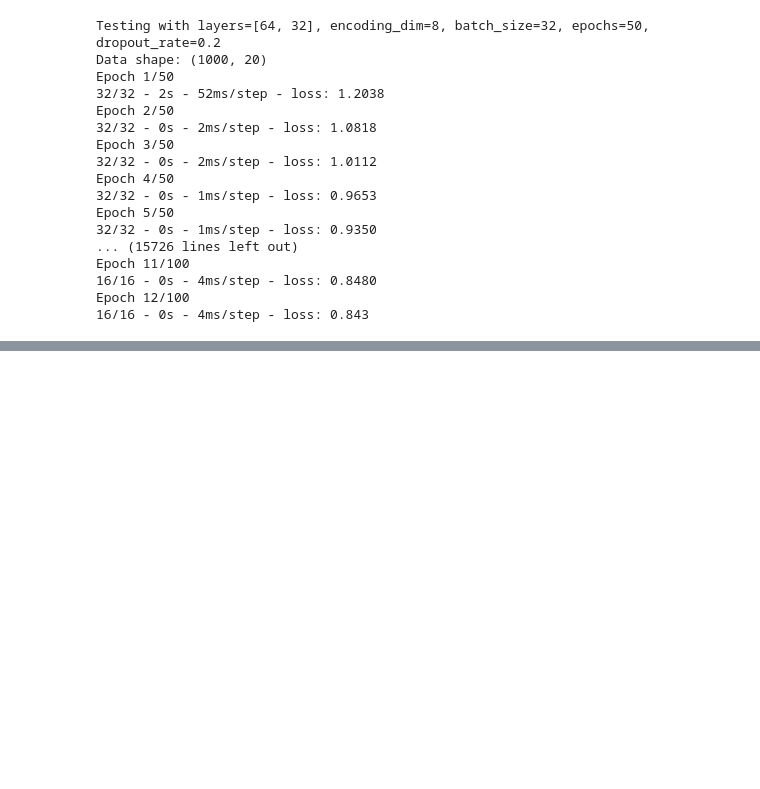
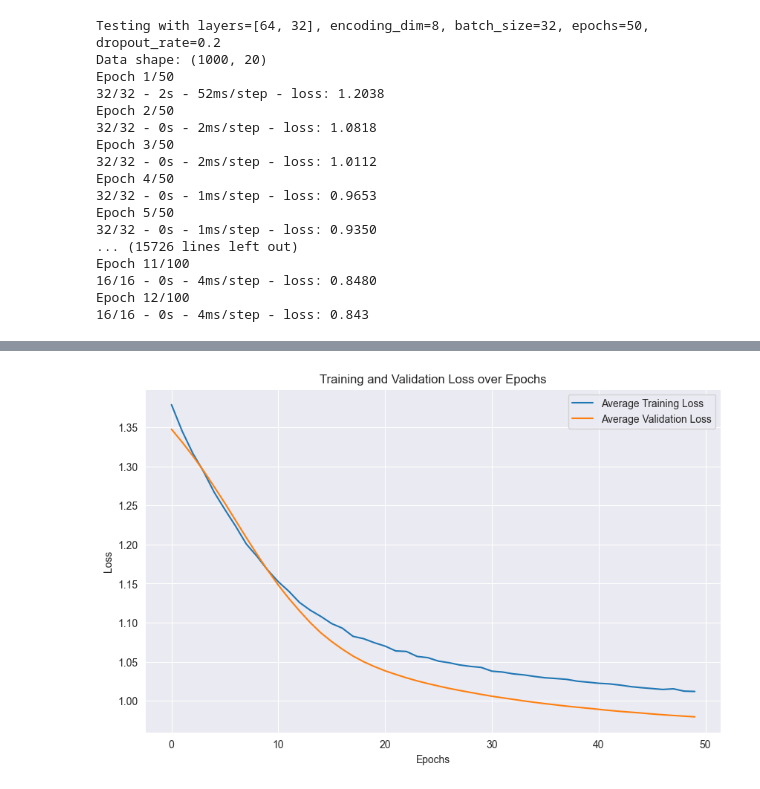
Before and after one commit to codegithubka/Deep-Autoencoder-Company-Segmentation, a Jupyter notebook: encoded_clustering.ipynb, the cells around one changed output, grey strips where cells are left out. Saved outputs shown, nothing was run; the diff lists cells and outputs as text; code cells hidden in the pictures; blank space fills up the shorter version.

```diff
--- a/encoded_clustering.ipynb
+++ b/encoded_clustering.ipynb
@@ -330,0 +548,6 @@ KeyError: "None of [Index([160, 161, 162, 163, 164, 165, 166, 167, 168, 169,\n
+# %%
+train_data, test_data = train_test_split(combined_data, test_size=0.2, random_state=42)
+input_dim = train_data.shape[1]
+
+# Additional validation split from training data
+train_data_split, val_data_split = train_test_split(train_data, test_size=0.2, random_state=42)
@@ -330,0 +562,34 @@ KeyError: "None of [Index([160, 161, 162, 163, 164, 165, 166, 167, 168, 169,\n
+# %%
+from sklearn.model_selection import ParameterGrid
+
+# Create a parameter grid
+param_combinations = list(ParameterGrid(param_grid))
+
+best_score = -1
+best_params = None
+
+for params in param_combinations:
+    print(f"Testing with params: {params}")
+
+    # Create and train the autoencoder
+    autoencoder = create_autoencoder(input_dim, params['encoding_dim'], params['layer_sizes'], params['dropout_rate'])
+
+    # Train the autoencoder
+    history = train_autoencoder(autoencoder, train_data_split, val_data_split, epochs=params['epochs'], batch_size=params['batch_size'])
+
+    # Get encoded data
+    encoded_data = get_encoded_data(autoencoder, test_data)
+
+    # Find optimal clusters
+    optimal_clusters = find_optimal_clusters(encoded_data, apply_kmeans_clustering, range(2, 11))
+    best_labels_kmeans = apply_kmeans_clustering(encoded_data, optimal_clusters)
+
+    # Evaluate clustering
+    silhouette_avg_kmeans, davies_bouldin_kmeans = evaluate_clustering(encoded_data, best_labels_kmeans)
+
+    if silhouette_avg_kmeans > best_score:
+        best_score = silhouette_avg_kmeans
+        best_params = params
+        print(f"New best score: {best_score} with params: {best_params}")
+
+print(f"Best parameters found: {best_params} with silhouette score: {best_score}")
@@ -330,0 +614,2 @@ KeyError: "None of [Index([160, 161, 162, 163, 164, 165, 166, 167, 168, 169,\n
+# %%
+final_autoencoders, final_histories = train_multiple_autoencoders(3, input_dim, best_params, train_data)
@@ -330,0 +634,4 @@ KeyError: "None of [Index([160, 161, 162, 163, 164, 165, 166, 167, 168, 169,\n
+# %%
+plot_training_history(final_histories)
+# %% [output]
+[figure, added]
```
Also changed, not shown: parts of 36 cells of this notebook, 2 other files.
